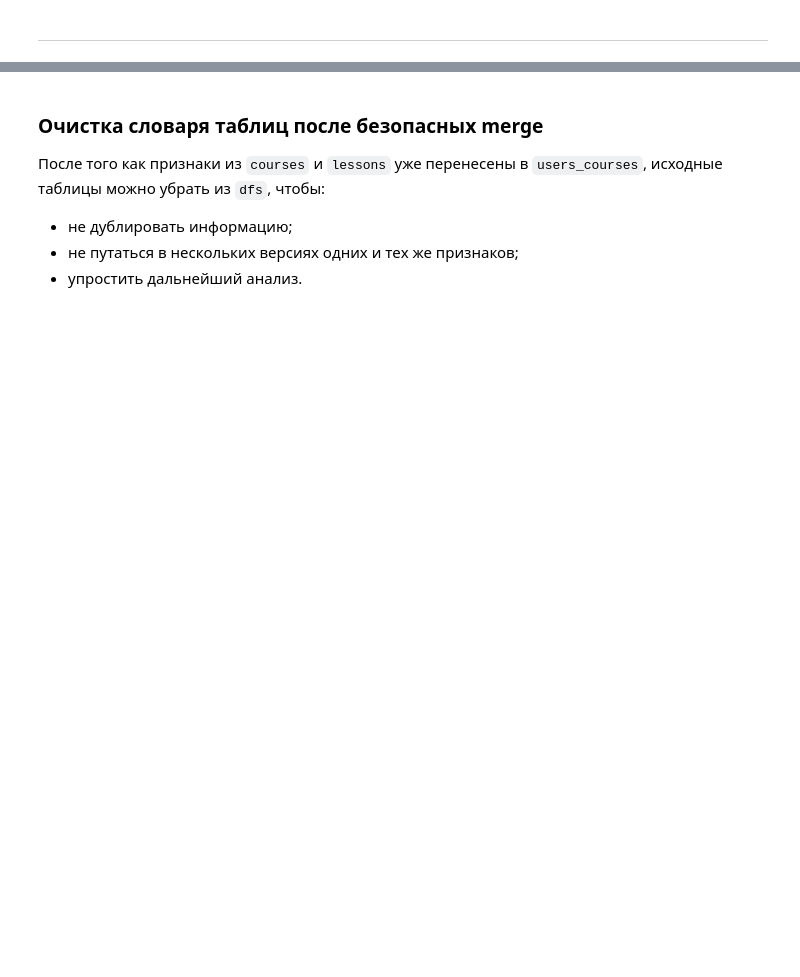
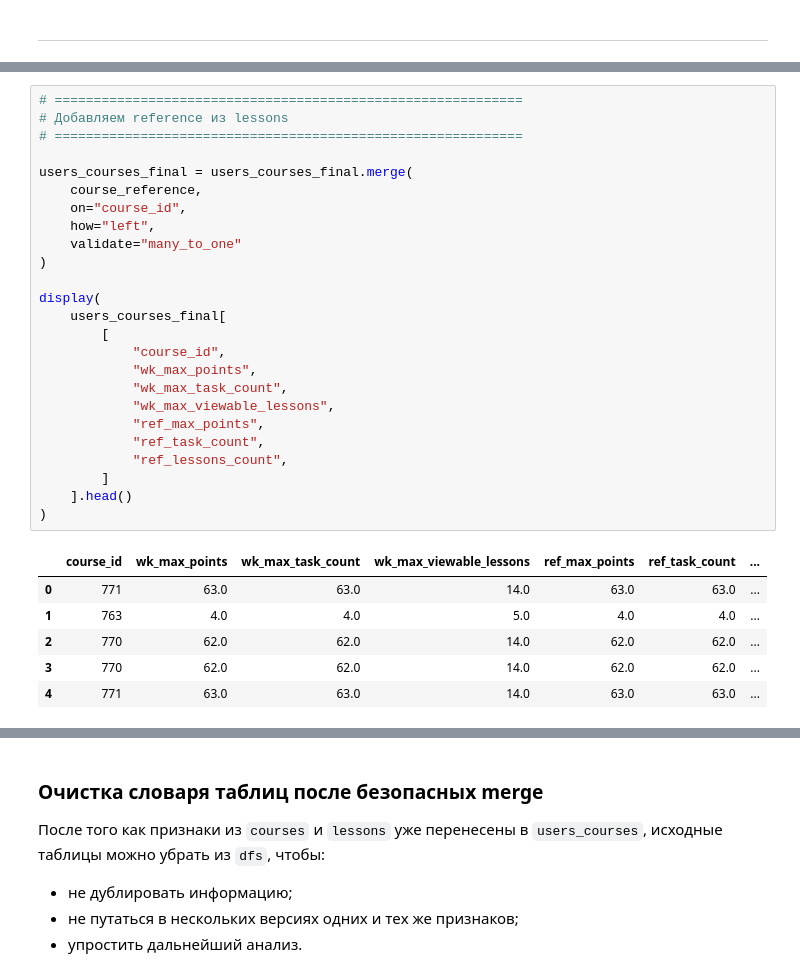
Before and after one commit to AntonDudDm/Xakaton, a Jupyter notebook: notebooks/EDA.ipynb, the cells around one changed output, grey strips where cells are left out. Saved outputs shown, nothing was run; the diff lists cells and outputs as text; blank space fills up the shorter version.

```diff
--- a/notebooks/EDA.ipynb
+++ b/notebooks/EDA.ipynb
@@ -1564,0 +1635,32 @@ users_courses + courses — безопасный merge по course_id
+# %%
+# ============================================================
+# Добавляем reference из lessons
+# ============================================================
+
+users_courses_final = users_courses_final.merge(
+    course_reference,
+    on="course_id",
+    how="left",
+    validate="many_to_one"
+)
+
+display(
+    users_courses_final[
+        [
+            "course_id",
+            "wk_max_points",
+            "wk_max_task_count",
+            "wk_max_viewable_lessons",
+            "ref_max_points",
+            "ref_task_count",
+            "ref_lessons_count",
+        ]
+    ].head()
+)
+# %% [output]
+|  | course_id | wk_max_points | wk_max_task_count | wk_max_viewable_lessons | ref_max_points | ref_task_count | ... |
+| 0 | 771 | 63.0 | 63.0 | 14.0 | 63.0 | 63.0 | ... |
+| 1 | 763 | 4.0 | 4.0 | 5.0 | 4.0 | 4.0 | ... |
+| 2 | 770 | 62.0 | 62.0 | 14.0 | 62.0 | 62.0 | ... |
+| 3 | 770 | 62.0 | 62.0 | 14.0 | 62.0 | 62.0 | ... |
+| 4 | 771 | 63.0 | 63.0 | 14.0 | 63.0 | 63.0 | ... |
```
Also changed, not shown: parts of 34 cells of this notebook.
